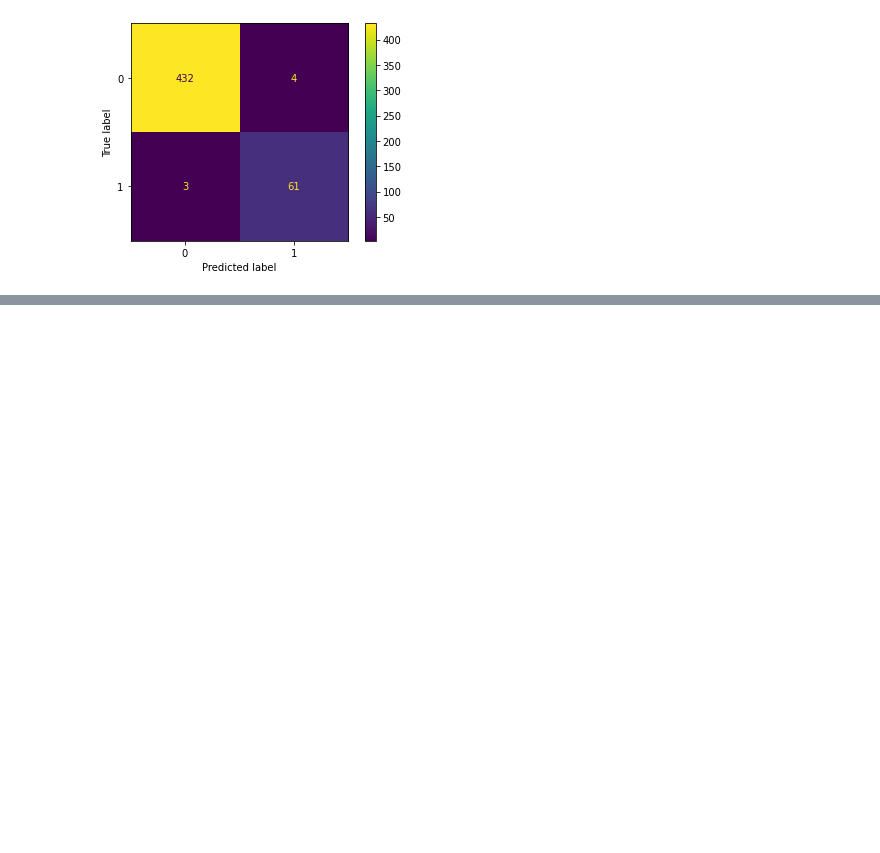
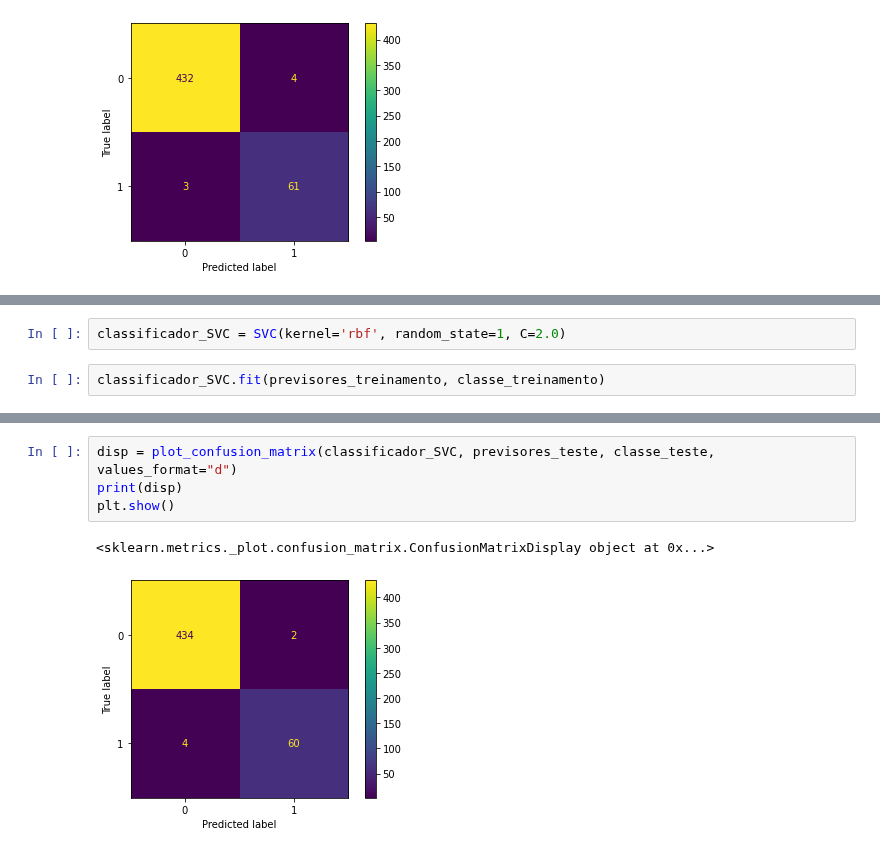
Before and after one commit to AyrtonCossuol/boston-test-dataset-analysis, a Jupyter notebook: study_examples/credit_data.ipynb, the cells around one changed output, grey strips where cells are left out. Saved outputs shown, nothing was run; the diff lists cells and outputs as text; blank space fills up the shorter version.

```diff
--- a/study_examples/credit_data.ipynb
+++ b/study_examples/credit_data.ipynb
@@ -427,0 +433,4 @@ plt.show()
+# %%
+classificador_SVC = SVC(kernel='rbf', random_state=1, C=2.0)
+# %%
+classificador_SVC.fit(previsores_treinamento, classe_treinamento)
@@ -427,0 +457,7 @@ plt.show()
+# %%
+disp = plot_confusion_matrix(classificador_SVC, previsores_teste, classe_teste, values_format="d")
+print(disp)
+plt.show()
+# %% [output]
+<sklearn.metrics._plot.confusion_matrix.ConfusionMatrixDisplay object at 0x...>
+[figure, added]
```
Also changed, not shown: parts of 7 cells of this notebook, 1 other file.
